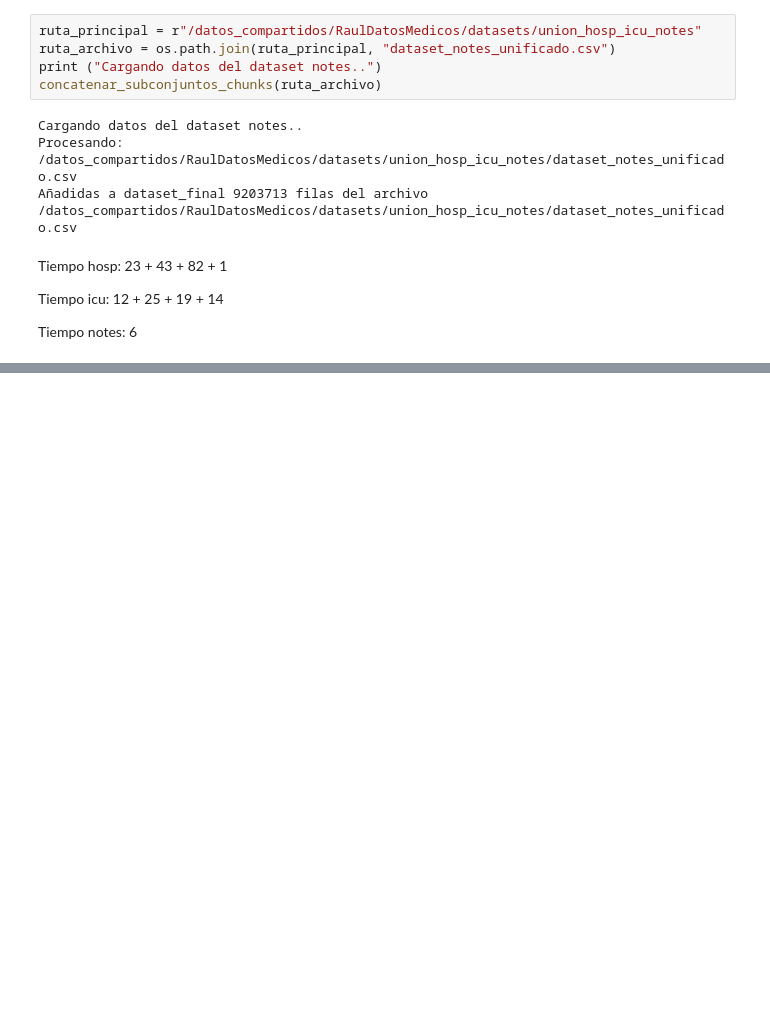
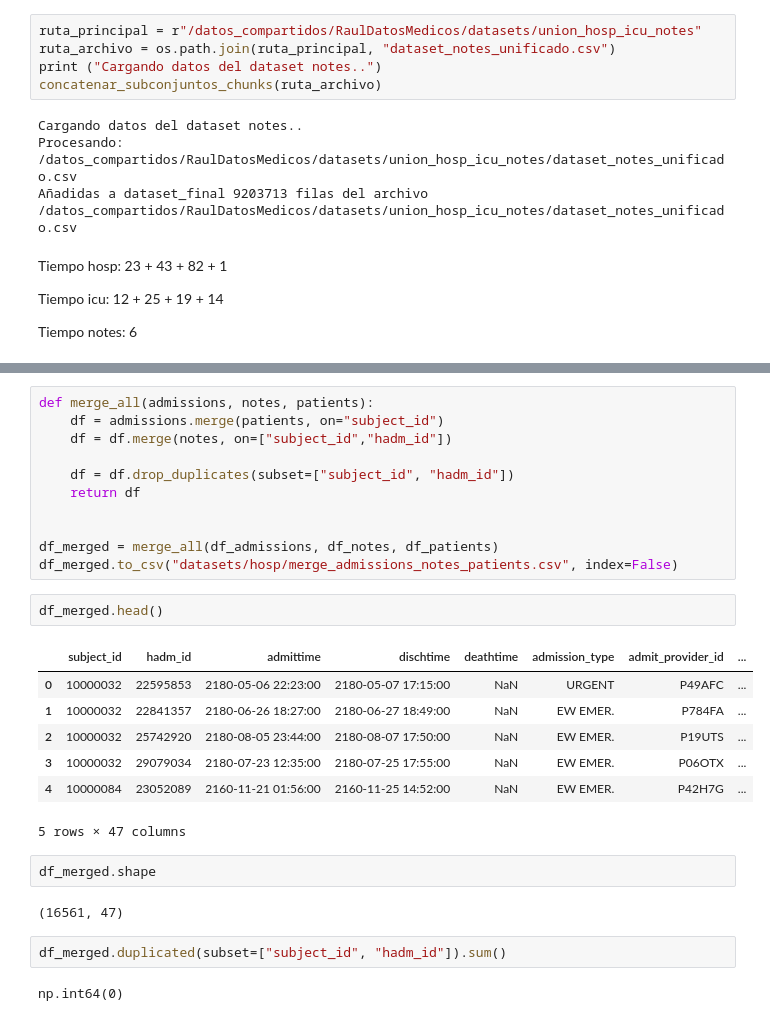
Before and after one commit to ugritai/medicalReports, a Jupyter notebook: preprocessing.ipynb, the cells around one changed output, grey strips where cells are left out. Saved outputs shown, nothing was run; the diff lists cells and outputs as text; blank space fills up the shorter version.

```diff
--- a/preprocessing.ipynb
+++ b/preprocessing.ipynb
@@ -853,0 +907,29 @@ Tiempo notes: 6
+# %%
+def merge_all(admissions, notes, patients):
+    df = admissions.merge(patients, on="subject_id")
+    df = df.merge(notes, on=["subject_id","hadm_id"])
+
+    df = df.drop_duplicates(subset=["subject_id", "hadm_id"])
+    return df
+
+
+df_merged = merge_all(df_admissions, df_notes, df_patients)
+df_merged.to_csv("datasets/hosp/merge_admissions_notes_patients.csv", index=False)
+# %%
+df_merged.head()
+# %% [output]
+|  | subject_id | hadm_id | admittime | dischtime | deathtime | admission_type | admit_provider_id | ... |
+| 0 | 10000032 | 22595853 | 2180-05-06 22:23:00 | 2180-05-07 17:15:00 | NaN | URGENT | P49AFC | ... |
+| 1 | 10000032 | 22841357 | 2180-06-26 18:27:00 | 2180-06-27 18:49:00 | NaN | EW EMER. | P784FA | ... |
+| 2 | 10000032 | 25742920 | 2180-08-05 23:44:00 | 2180-08-07 17:50:00 | NaN | EW EMER. | P19UTS | ... |
+| 3 | 10000032 | 29079034 | 2180-07-23 12:35:00 | 2180-07-25 17:55:00 | NaN | EW EMER. | P06OTX | ... |
+| 4 | 10000084 | 23052089 | 2160-11-21 01:56:00 | 2160-11-25 14:52:00 | NaN | EW EMER. | P42H7G | ... |
+5 rows × 47 columns
+# %%
+df_merged.shape
+# %% [output]
+(16561, 47)
+# %%
+df_merged.duplicated(subset=["subject_id", "hadm_id"]).sum()
+# %% [output]
+np.int64(0)
```
Also changed, not shown: parts of 7 cells of this notebook, 1 other file.
